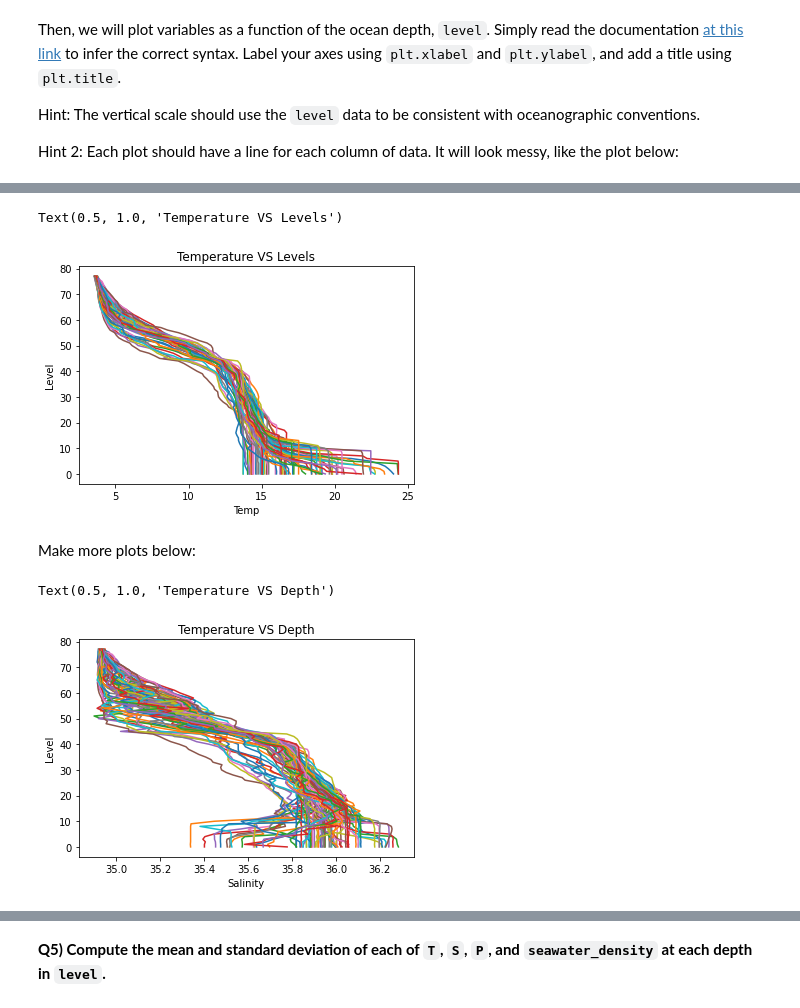
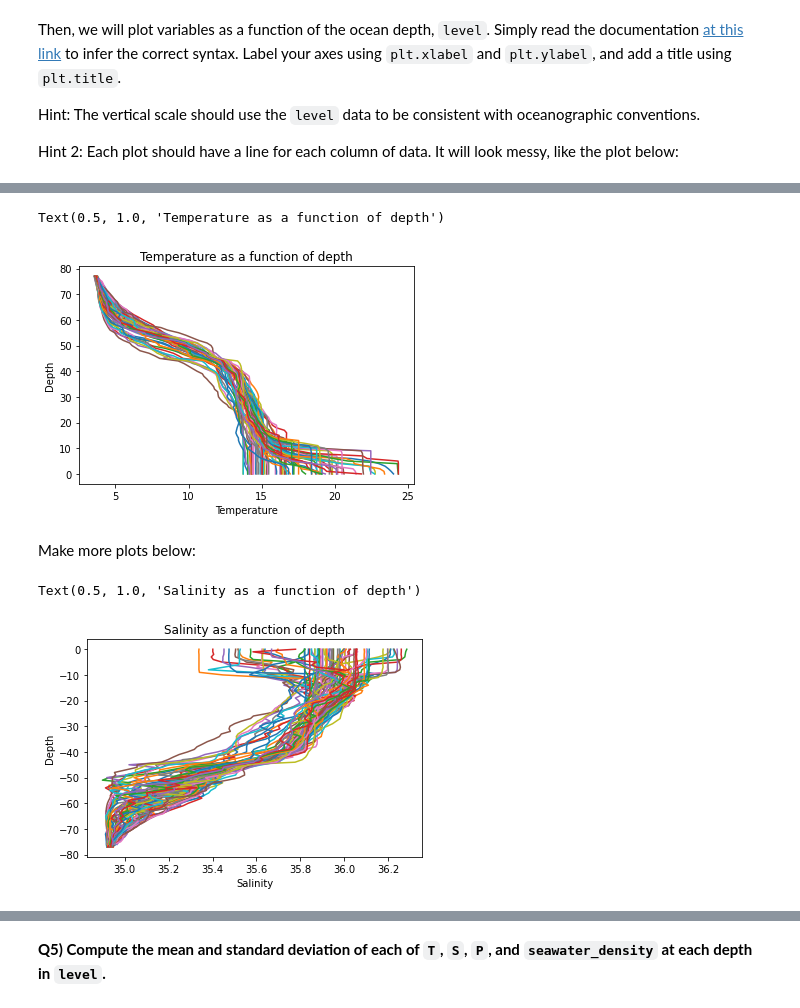
Before and after one commit to JerKeller/2022_Intro_Python, a Jupyter notebook: W2_S1.ipynb, the cells around one changed output, grey strips where cells are left out. Cells and saved outputs as stored; diff of their text form; code cells hidden in the pictures.

```diff
--- a/W2_S1.ipynb
+++ b/W2_S1.ipynb
@@ -76,7 +76,7 @@ files
 Then, load the files as `numpy` arrays, for instance using list comprehension
 # %%
 from typing_extensions import Text
-P,T,levels,date,lat,lon,S = [np.load(files[i]) for i in range(len(files))]
+P,lat,levels,date,T,lon,S = [np.load(files[i]) for i in range(len(files))]
 # %%
 print(S)
 # %% [output]
@@ -231,20 +231,20 @@ Hint 2: Each plot should have a line for each column of data. It will look messy
 ![Salinity_example.png](embedded-picture-1)
 # %%
 plt.plot(T,levels); # The semi-colon prevents printing the line objects
-plt.xlabel('Temp') # Takes a string as argument
-plt.ylabel('Level')
-plt.title('Temperature VS Levels')
+plt.xlabel('Temperature') # Takes a string as argument
+plt.ylabel('Depth')
+plt.title('Temperature as a function of depth')
 # %% [output]
-Text(0.5, 1.0, 'Temperature VS Levels')
+Text(0.5, 1.0, 'Temperature as a function of depth')
-[figure, old version]
+[figure, new version]
 # %% [markdown]
 Make more plots below:
 # %%
-plt.plot(S,levels); # The semi-colon prevents printing the line objects
+plt.plot(S,-levels); # The semi-colon prevents printing the line objects
 plt.xlabel('Salinity') # Takes a string as argument
-plt.ylabel('Level')
-plt.title('Temperature VS Depth')
+plt.ylabel('Depth')
+plt.title('Salinity as a function of depth')
 # %% [output]
-Text(0.5, 1.0, 'Temperature VS Depth')
+Text(0.5, 1.0, 'Salinity as a function of depth')
-[figure, old version]
+[figure, new version]
 # %%
```
Also changed, not shown: parts of 25 cells of this notebook.
